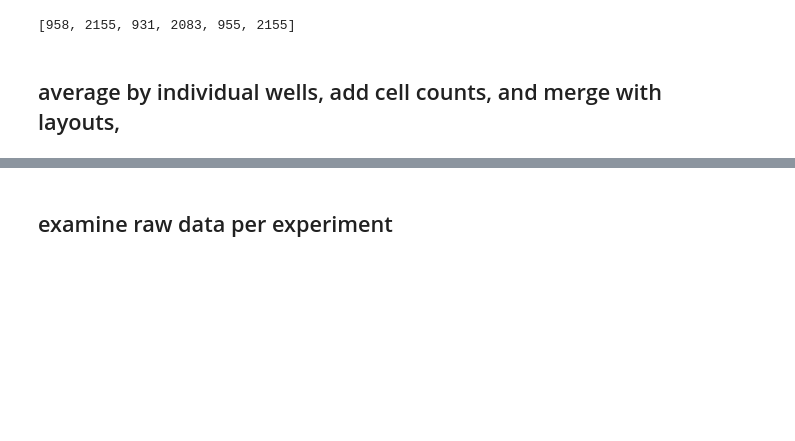
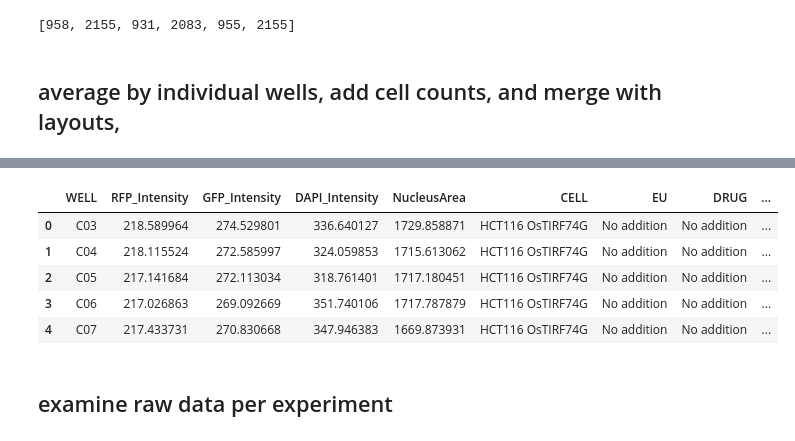
Before and after one commit to berrygroup/publications, a Jupyter notebook: 2026_POLR2A_homeostasis/Imaging/NikonSpinningDisk/mACmChPOLR2A_Active_PolII/mACmChPOLR2A_ActivePolII.ipynb, the cells around one changed output, grey strips where cells are left out. Cells and saved outputs as stored; diff of their text form; code cells hidden in the pictures; blank space fills up the shorter version.

```diff
--- a/2026_POLR2A_homeostasis/Imaging/NikonSpinningDisk/mACmChPOLR2A_Active_PolII/mACmChPOLR2A_ActivePolII.ipynb
+++ b/2026_POLR2A_homeostasis/Imaging/NikonSpinningDisk/mACmChPOLR2A_Active_PolII/mACmChPOLR2A_ActivePolII.ipynb
@@ -247,0 +263,9 @@ IntensitiesByWell_Experiment3['EXPERIMENT'] = '241111_mACmChPOLR2A_ActivePolII'
+# %%
+IntensitiesByWell_Experiment3.head()
+# %% [output]
+|  | WELL | RFP_Intensity | GFP_Intensity | DAPI_Intensity | NucleusArea | CELL | EU | DRUG | ... |
+| 0 | C03 | 218.589964 | 274.529801 | 336.640127 | 1729.858871 | HCT116 OsTIRF74G | No addition | No addition | ... |
+| 1 | C04 | 218.115524 | 272.585997 | 324.059853 | 1715.613062 | HCT116 OsTIRF74G | No addition | No addition | ... |
+| 2 | C05 | 217.141684 | 272.113034 | 318.761401 | 1717.180451 | HCT116 OsTIRF74G | No addition | No addition | ... |
+| 3 | C06 | 217.026863 | 269.092669 | 351.740106 | 1717.787879 | HCT116 OsTIRF74G | No addition | No addition | ... |
+| 4 | C07 | 217.433731 | 270.830668 | 347.946383 | 1669.873931 | HCT116 OsTIRF74G | No addition | No addition | ... |
```
Also changed, not shown: parts of 11 cells of this notebook, 23 other files.
